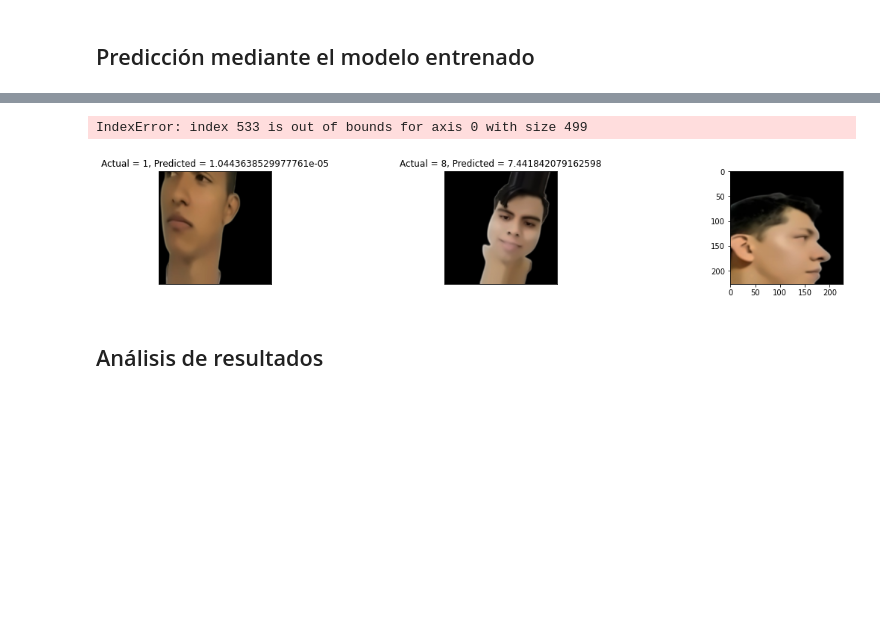
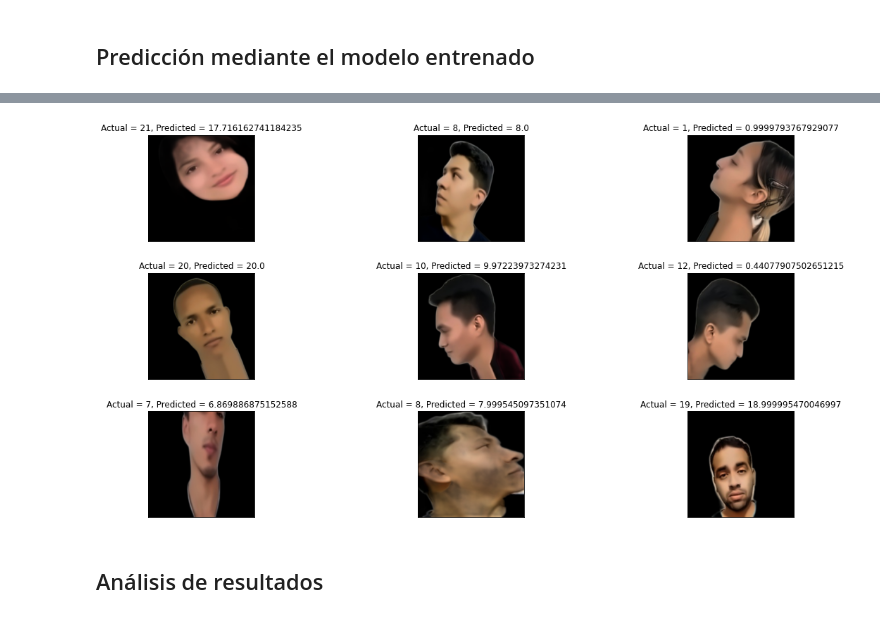
Before and after one commit to sfbarragan/CNN_ReconocimientoFacial, a Jupyter notebook: [NRC_6278]_MelanyLópez_StevenBarragan_CNN.ipynb, the cells around one changed output, grey strips where cells are left out. Drawn from its saved outputs; the diff is of its cells as text; code cells hidden in the pictures; blank space fills up the shorter version.

```diff
--- a/[NRC_6278]_MelanyLópez_StevenBarragan_CNN.ipynb
+++ b/[NRC_6278]_MelanyLópez_StevenBarragan_CNN.ipynb
@@ -557,6 +576,11 @@ train_labels shape =  (1993,)
 
 test_ds shape =  (499, 192, 192, 3)
 test_labels shape =  (499,)
+# %%
+## Redimencionamos las imagenes de entrenamiento
+X_train = tf.image.resize(X_train, (227, 227))
+## Redimencionamos las imagenes de prueba
+X_test = tf.image.resize(X_test, (227, 227))
 # %% [markdown]
 ## Early Stooping
 # %%
@@ -567,16 +588,0 @@ es = EarlyStopping(monitor='val_loss', mode='min', verbose=1, patience=200)
-# %%
-X = X_train.reshape((len(X_train), -1))
-X_t = X_test.reshape((len(X_test), -1))
-train = X
-test = X_t
-n_pixels = X.shape[1]
-# Upper half of the faces
-X_train = train[:, :(n_pixels + 1) // 2]
-X_test = test[:, :(n_pixels + 1) // 2]
-# Lower half of the faces
-y_train = train[:, n_pixels // 2:]
-y_test = test[:, n_pixels // 2:]
-print(X_train.shape)
-print(y_train.shape)
-print(X_test.shape)
-print(y_test.shape)
@@ -588,11 +588,0 @@ print(y_test.shape)
-# %%
-# Asignamos el numero de componentes
-pca = PCA(n_components = 10)
-# Entrenamos el modelo pca
-pca.fit(X_train)
-# Almacenamos los nuevos valores de entrenamiento de x
-X_train_transformed = pca.transform(X_train)
-# Almacenamos los nuevos valores de prueba de x
-X_test_transformed = pca.transform(X_test)
-# Nostramos el tamaño de los datos
-print(X_train_transformed.shape, X_test_transformed.shape)
@@ -748,5 +693,5 @@ for mean, stdev, param in zip(means, stds, params):
 #Marca de tiempo
 %time
 # Entrenamiento del modelo
-history = model.fit(X_train, train_labels, epochs=30, validation_split=0.2, callbacks= [es])
+history = model.fit(X_train, train_labels, epochs=100, validation_split=0.2, callbacks= [es])
 # %% [output]
@@ -816,30 +792,29 @@ pred.shape
 # %%
 # Definir el tamaño de las figuras
 plt.figure(1 , figsize = (19 , 10))
 # Definimos un contador
 n = 0
 # Bucle para mostrar las imagenes
 for i in range(9):
     # Incrementamos el contador
     n += 1
     # Obtenemos una imagen aleatoria
-    r = np.random.randint( 0, test_ds.shape[0], 1)
+    r = np.random.randint( 0, X_test.shape[0], 1)
     # Establecemos la forma de presentar las imagenes
     plt.subplot(3 , 3 , n)
     # Ajustamos la forma de mostrar las imagenes
     plt.subplots_adjust(hspace = 0.3, wspace = 0.3)
     # obtenemos la imagen actual para mostrar
-    plt.imshow(test_ds[r[0]])
+    plt.imshow(X_test[r[0]])
     # Asignamos las etiquetas
     plt.title('Actual = {}, Predicted = {}'.format(test_labels[r[0]] , test_labels[r[0]]*pred[r[0]][test_labels[r[0]]]) )
     # Establecemos la medida x, y
     plt.xticks([]) , plt.yticks([])
 
 # Mostramos la gráfica
 plt.show()
 # %% [output]
-IndexError: index 533 is out of bounds for axis 0 with size 499
-[figure, old version]
+[figure, new version]
 # %% [markdown]
 ## Análisis de resultados
 # %% [markdown]
```
Also changed, not shown: parts of 22 cells of this notebook, 35 other files.
